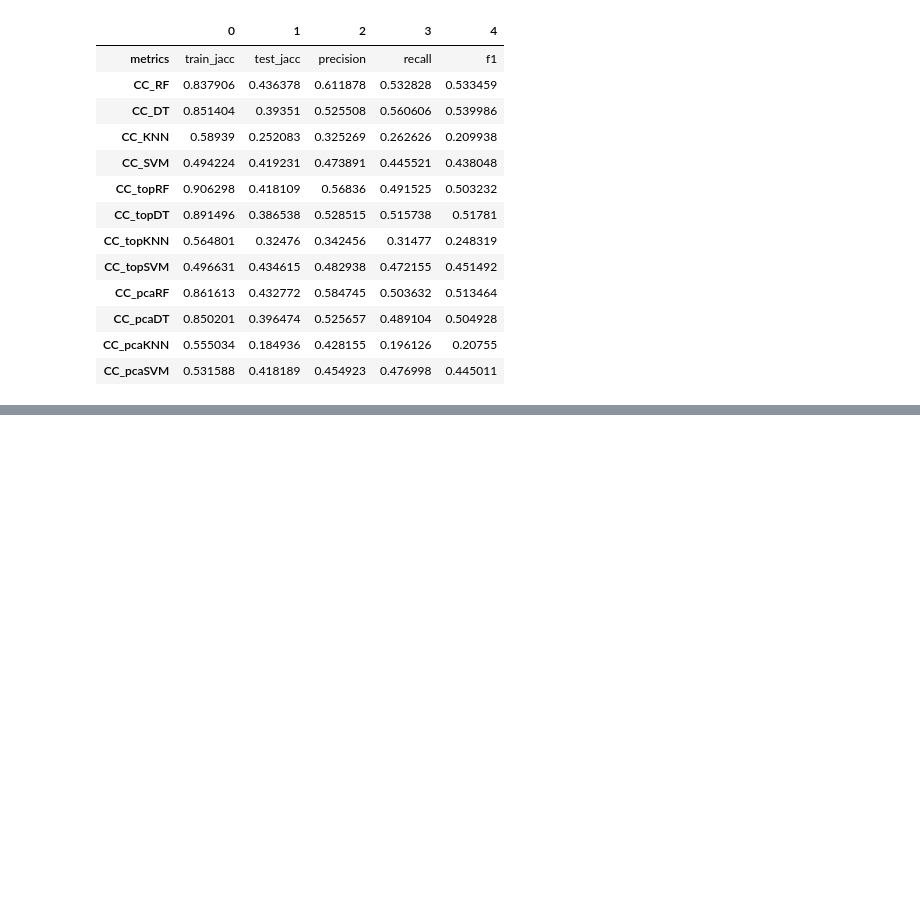
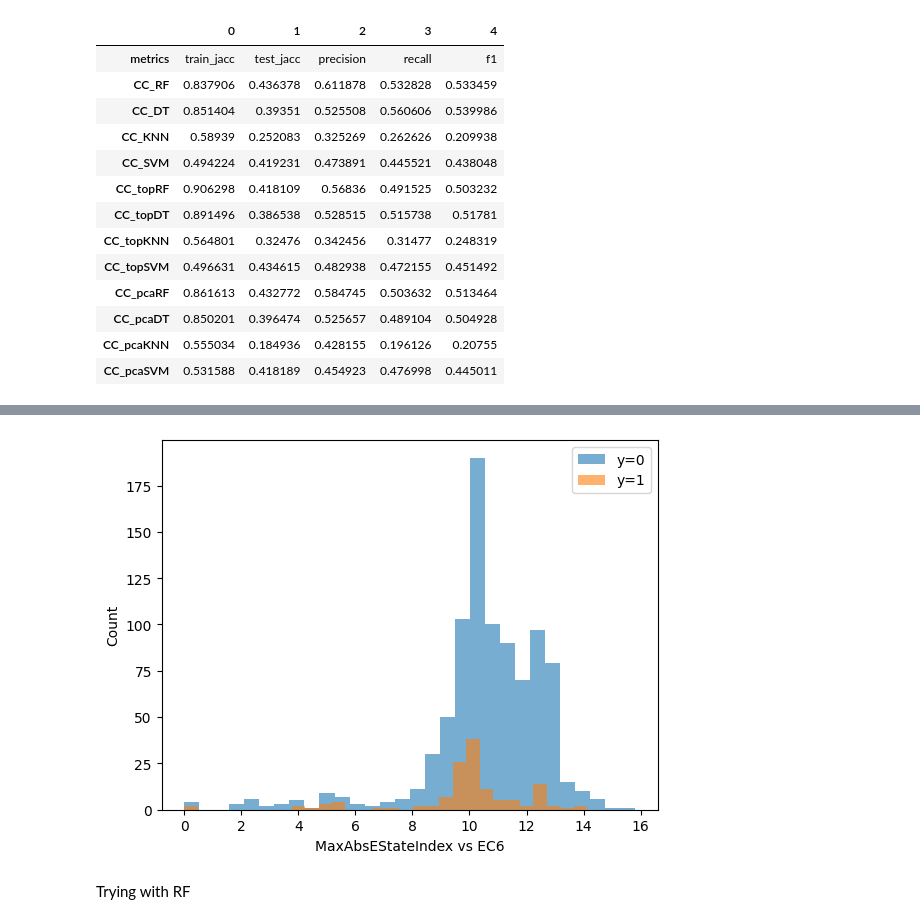
Before and after one commit to alainareeba/BIOL3340_EnzymeClassification, a Jupyter notebook: notebooks/enzymes_classifierchain.ipynb, the cells around one changed output, grey strips where cells are left out. Saved outputs shown, nothing was run; the diff lists cells and outputs as text; code cells hidden in the pictures; blank space fills up the shorter version.

```diff
--- a/notebooks/enzymes_classifierchain.ipynb
+++ b/notebooks/enzymes_classifierchain.ipynb
@@ -1298,0 +1556,16 @@ metrics_df.T
+# %%
+x0 = df["MaxAbsEStateIndex"][df["EC6"]==0]
+x1 = df["MaxAbsEStateIndex"][df["EC6"]==1]
+#x1 = df[y == 1]
+
+plt.hist(x0, bins=30, alpha=0.6, label="y=0")
+plt.hist(x1, bins=30, alpha=0.6, label="y=1")
+
+plt.xlabel("MaxAbsEStateIndex vs EC6")
+plt.ylabel("Count")
+plt.legend()
+plt.show()
+# %% [output]
+[figure, added]
+# %% [markdown]
+Trying with RF
```
Also changed, not shown: parts of 45 cells of this notebook.
